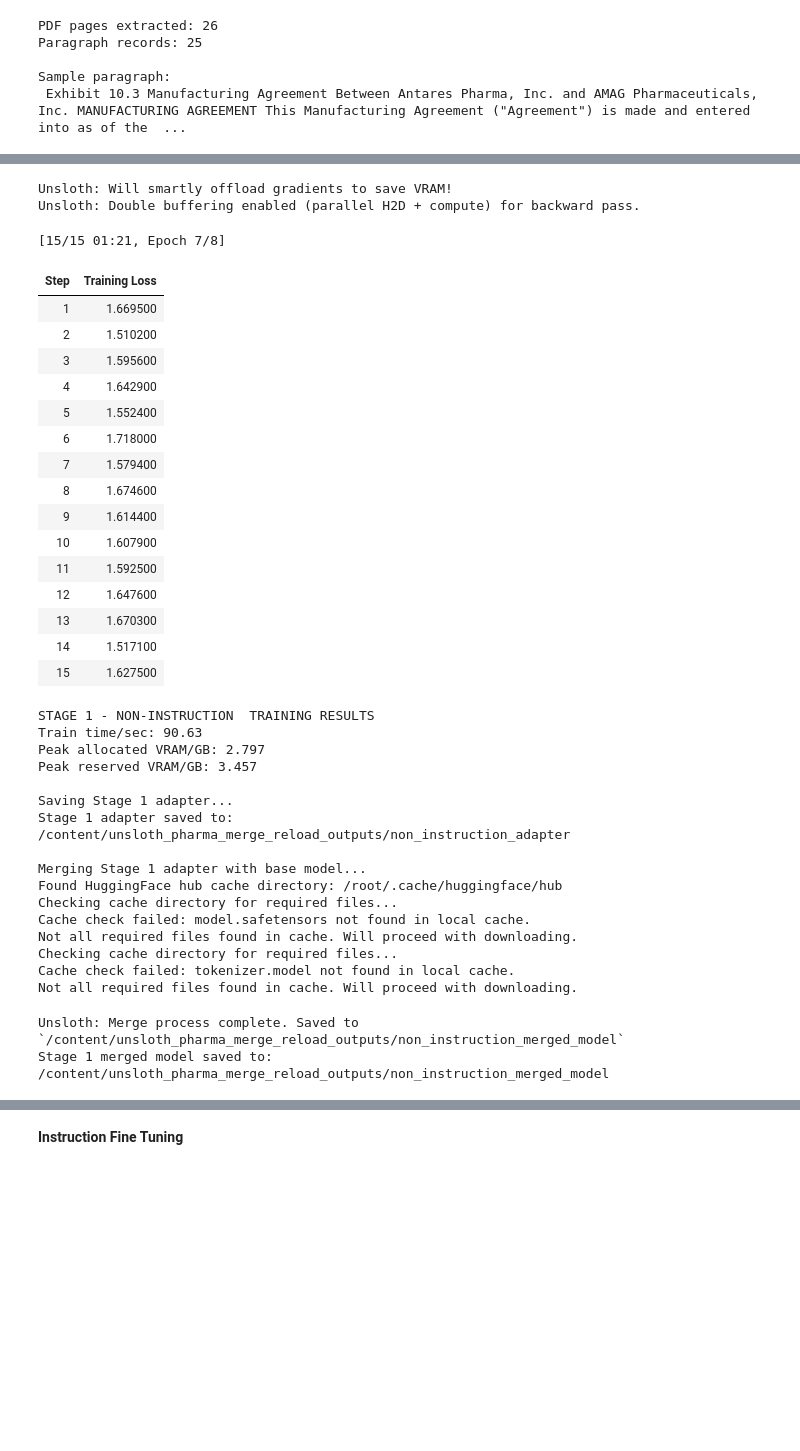
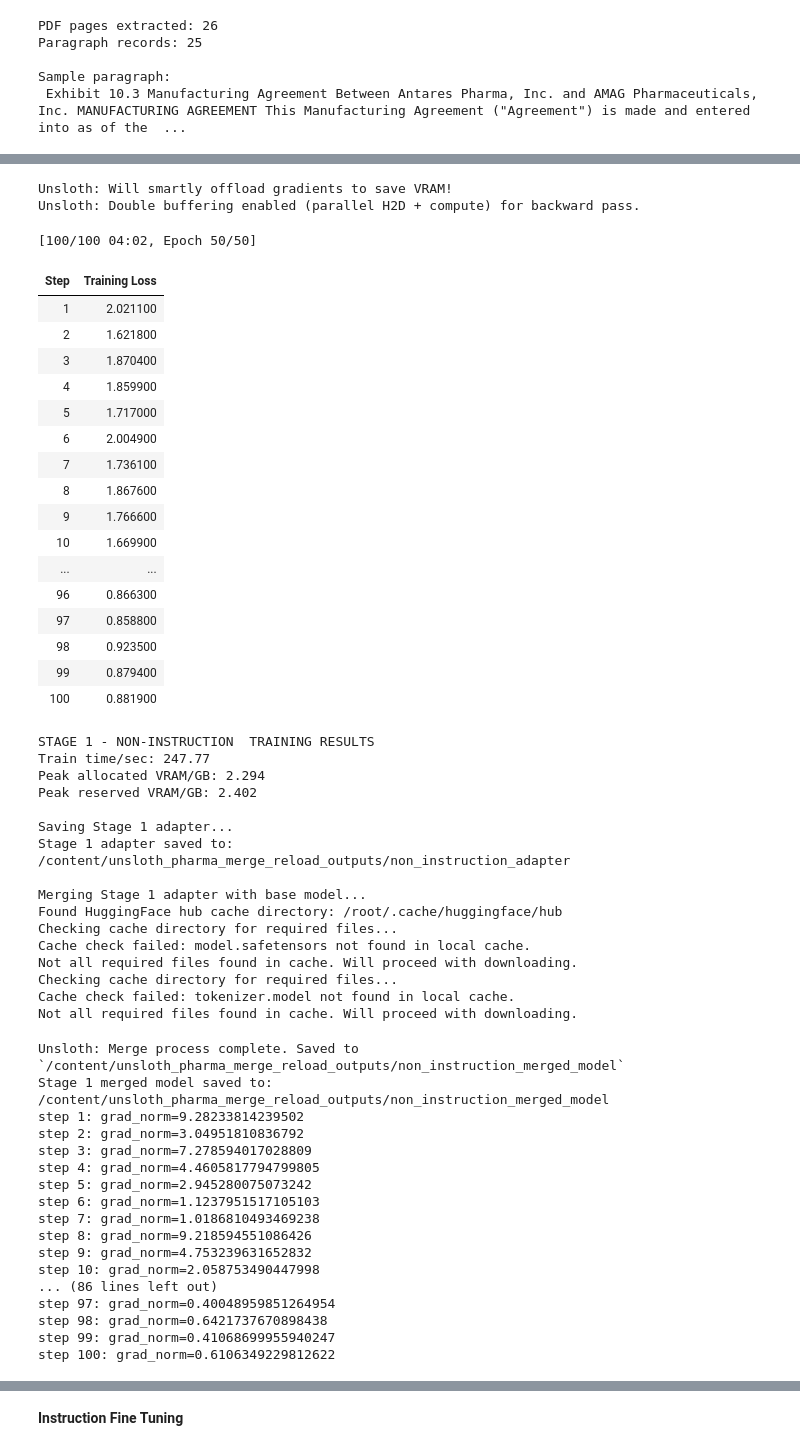
Before and after one commit to anilpomar/Full-Stack-Gen-AI-BootCamp-KrishNaik-, a Jupyter notebook: Assignment_Stage1_Stage2_finetuning1.ipynb, the cells around one changed output, grey strips where cells are left out. Drawn from its saved outputs; the diff is of its cells as text; code cells hidden in the pictures; blank space fills up the shorter version.

```diff
--- a/Assignment_Stage1_Stage2_finetuning1.ipynb
+++ b/Assignment_Stage1_Stage2_finetuning1.ipynb
@@ -129,12 +129,12 @@ WARMUP_STEPS = 5 #10
 LOGGING_STEPS = 1
 
 # Classroom demo steps. Increase for serious training.
-STAGE1_MAX_STEPS = 15
-STAGE2_MAX_STEPS = 50
+STAGE1_MAX_STEPS =100 # was  15
+STAGE2_MAX_STEPS = 150
 STAGE3_MAX_STEPS = 20
 
 STAGE1_LR = 5e-5       #This is learning_rate
-STAGE2_LR = 2e-5        #This is learning_rate
+STAGE2_LR = 2e-4        #This is learning_rate
 STAGE3_LR = 5e-5       # This is learning_rate
 
 DPO_BETA = 0.1
@@ -386,7 +390,7 @@ stage1_config = SFTConfig(
     max_length=MAX_SEQ_LENGTH,
     packing=True,
     weight_decay = 0.01,
-    max_grad_norm = 0.3,
+    max_grad_norm =1.0,  # was 0.3,
     lr_scheduler_type = "cosine",
     seed=SEED,
     warmup_ratio = 0.1,
@@ -409,7 +413,9 @@ save_adapter_and_merge(
     merged_dir=non_instruction_MERGED_DIR,
     stage_name="Stage 1",
 )
-
+for log in stage1_trainer.state.log_history:
+    if 'grad_norm' in log:
+        print(f"step {log.get('step')}: grad_norm={log['grad_norm']}")
 # #Plot Loss Graph
 # losses = [h["loss"] for h in stage1_trainer.state.log_history if "loss" in h]
 # losses = np.array(losses)
@@ -442,29 +448,30 @@ Unsloth: Sample packing skipped (custom data collator detected).
 O^O/ \_/ \    Batch size per device = 2 | Gradient accumulation steps = 8
 \        /    Data Parallel GPUs = 1 | Total batch size (2 x 8 x 1) = 16
  "-____-"     Trainable parameters = 12,615,680 of 1,112,664,064 (1.13% trained)
 Unsloth: Will smartly offload gradients to save VRAM!
 Unsloth: Double buffering enabled (parallel H2D + compute) for backward pass.
-[15/15 01:21, Epoch 7/8]
+[100/100 04:02, Epoch 50/50]
 | Step | Training Loss |
-| 1 | 1.669500 |
-| 2 | 1.510200 |
-| 3 | 1.595600 |
-| 4 | 1.642900 |
-| 5 | 1.552400 |
-| 6 | 1.718000 |
-| 7 | 1.579400 |
-| 8 | 1.674600 |
-| 9 | 1.614400 |
-| 10 | 1.607900 |
-| 11 | 1.592500 |
-| 12 | 1.647600 |
-| 13 | 1.670300 |
-| 14 | 1.517100 |
-| 15 | 1.627500 |
+| 1 | 2.021100 |
+| 2 | 1.621800 |
+| 3 | 1.870400 |
+| 4 | 1.859900 |
+| 5 | 1.717000 |
+| 6 | 2.004900 |
+| 7 | 1.736100 |
+| 8 | 1.867600 |
+| 9 | 1.766600 |
+| 10 | 1.669900 |
+| ... | ... |
+| 96 | 0.866300 |
+| 97 | 0.858800 |
+| 98 | 0.923500 |
+| 99 | 0.879400 |
+| 100 | 0.881900 |
 STAGE 1 - NON-INSTRUCTION  TRAINING RESULTS
-Train time/sec: 90.63
-Peak allocated VRAM/GB: 2.797
-Peak reserved VRAM/GB: 3.457
+Train time/sec: 247.77
+Peak allocated VRAM/GB: 2.294
+Peak reserved VRAM/GB: 2.402
 
 Saving Stage 1 adapter...
 Stage 1 adapter saved to: /content/unsloth_pharma_merge_reload_outputs/non_instruction_adapter
@@ -479,6 +486,21 @@ Cache check failed: tokenizer.model not found in local cache.
 Not all required files found in cache. Will proceed with downloading.
 Unsloth: Merge process complete. Saved to `/content/unsloth_pharma_merge_reload_outputs/non_instruction_merged_model`
 Stage 1 merged model saved to: /content/unsloth_pharma_merge_reload_outputs/non_instruction_merged_model
+step 1: grad_norm=9.28233814239502
+step 2: grad_norm=3.04951810836792
+step 3: grad_norm=7.278594017028809
+step 4: grad_norm=4.4605817794799805
+step 5: grad_norm=2.945280075073242
+step 6: grad_norm=1.1237951517105103
+step 7: grad_norm=1.0186810493469238
+step 8: grad_norm=9.218594551086426
+step 9: grad_norm=4.753239631652832
+step 10: grad_norm=2.058753490447998
+... (86 lines left out)
+step 97: grad_norm=0.40048959851264954
+step 98: grad_norm=0.6421737670898438
+step 99: grad_norm=0.41068699955940247
+step 100: grad_norm=0.6106349229812622
 # %%
 # Load BASE model only — no LoRA, no fine-tuning
 base_model, base_tokenizer = FastLanguageModel.from_pretrained(
```
Also changed, not shown: parts of 14 cells of this notebook.
